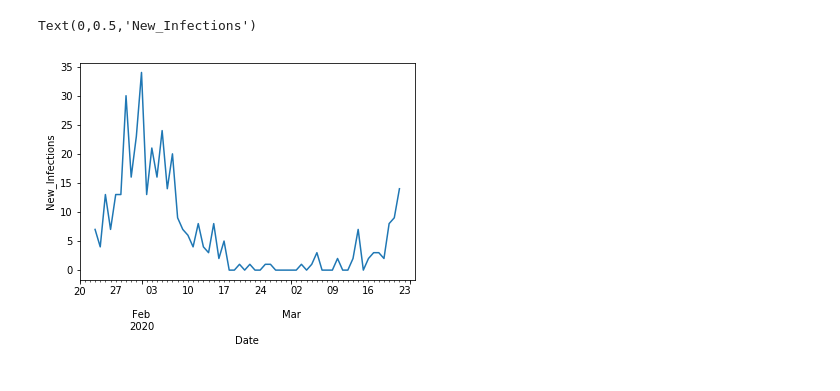
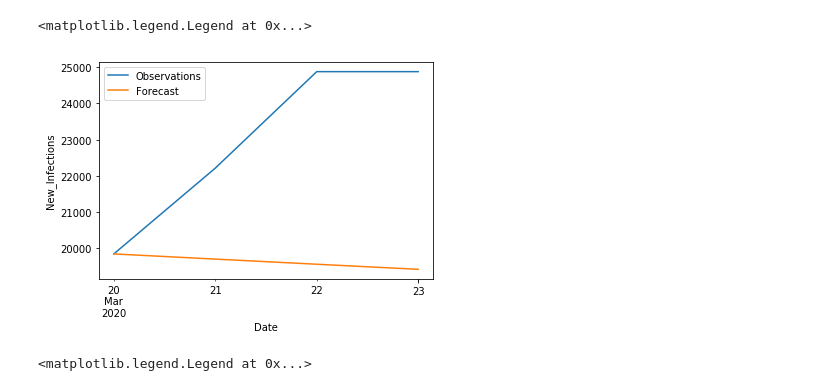
Before and after one commit to matthiasboeker/Covid_19_Forecast, a Jupyter notebook: Notebooks/ARIMA_Approach.ipynb, the cells around one changed output. Cells and saved outputs as stored; diff of their text form; code cells hidden in the pictures.

```diff
--- a/Notebooks/ARIMA_Approach.ipynb
+++ b/Notebooks/ARIMA_Approach.ipynb
@@ -55,9 +80,9 @@ KPSS: 0.1
 # %%
 from pyramid.arima import auto_arima
-stepwise_model = auto_arima(np.log(DE.loc[:,'Infected'])[5:], start_p=1, start_q=0,
-                           max_p=1, max_q=0, m=1,
+stepwise_model = auto_arima(np.log(DE.loc[:,'Infected'])[1:], start_p=0, start_q=0,
+                           max_p=1, max_q=1, m=1,
                            start_P=0, seasonal=False,
-                           d=1, D=0, trace=True,
+                           d=0, D=0, trace=True,
                            error_action='ignore',
                            suppress_warnings=True,
                            stepwise=True)
@@ -70,9 +99,9 @@ Total fit time: 0.065 seconds
 # %%
-train = pd.Series(np.log(DE.loc[:,'Infected'])[5:-3])
+train = pd.Series(np.log(DE.loc[:,'Infected'])[1:-3])
 test = pd.Series(np.log(DE.loc[:,'Infected'])[-3:])
 stepwise_model.fit(train)
-future_forecast = stepwise_model.predict(n_periods=5)
+future_forecast = stepwise_model.predict(n_periods=3)
+#Back transformation
+train, test, future_forecast = np.exp(train), np.exp(test) , np.exp(future_forecast)
 print(future_forecast)
-future_forecast = pd.DataFrame(future_forecast,index = test.index,columns=['Prediction'])
-pd.concat([test,future_forecast],axis=1).plot()
 # %% [output]
@@ -84,8 +109,21 @@ CH = country_filter(data, Country='China')
-# %%
-STATES_CH = CH['Province/State'].drop_duplicates()
-fig, ax = plt.subplots()
-CH.loc[CH['Province/State']=='Shanghai','Infected'].diff().iloc[1:].plot()
-ax.set_ylabel('New_Infections')
-# %% [output]
-Text(0,0.5,'New_Infections')
-[figure, removed]
+# %%
+future_forecast = pd.Series(future_forecast, index= test.index)
+test_series = train.append(test)
+forecast_series = train.append(future_forecast)
+# %%
+fig, ax = plt.subplots()
+test_series.iloc[-4:].plot()
+forecast_series.iloc[-4:].plot()
+ax.set_ylabel('New_Infections')
+ax.legend(['Observations', 'Forecast'])
+# %% [output]
+<matplotlib.legend.Legend at 0x...>
+[figure, added]
+# %%
+fig, ax = plt.subplots()
+test_series.loc['2020-03-01':].plot()
+forecast_series.loc['2020-03-01':].plot()
+ax.set_ylabel('New_Infections')
+ax.legend(['Observations', 'Forecast'])
+# %% [output]
+<matplotlib.legend.Legend at 0x...>
```
Also changed, not shown: parts of 17 cells of this notebook.
